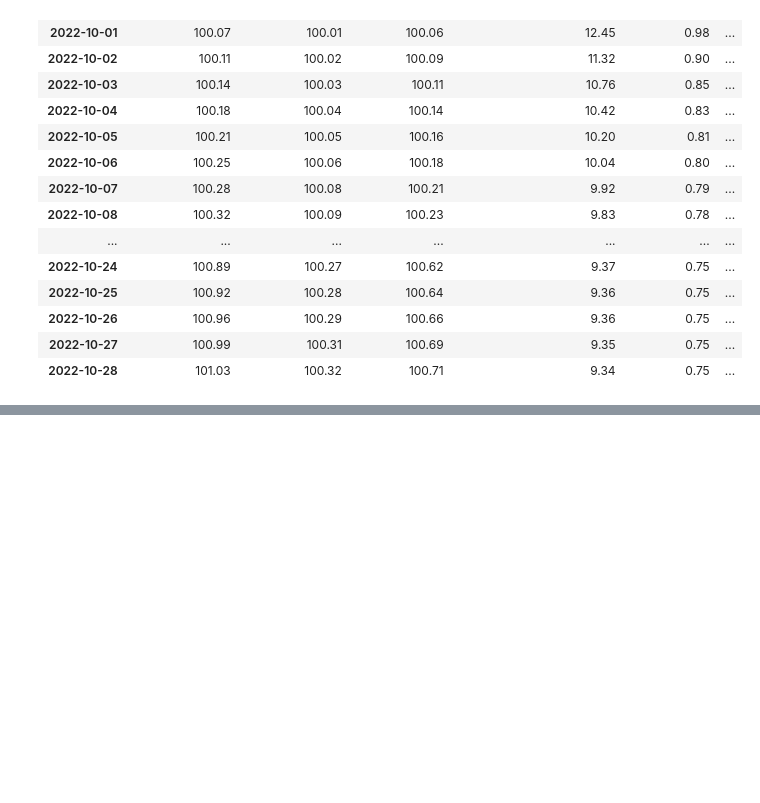
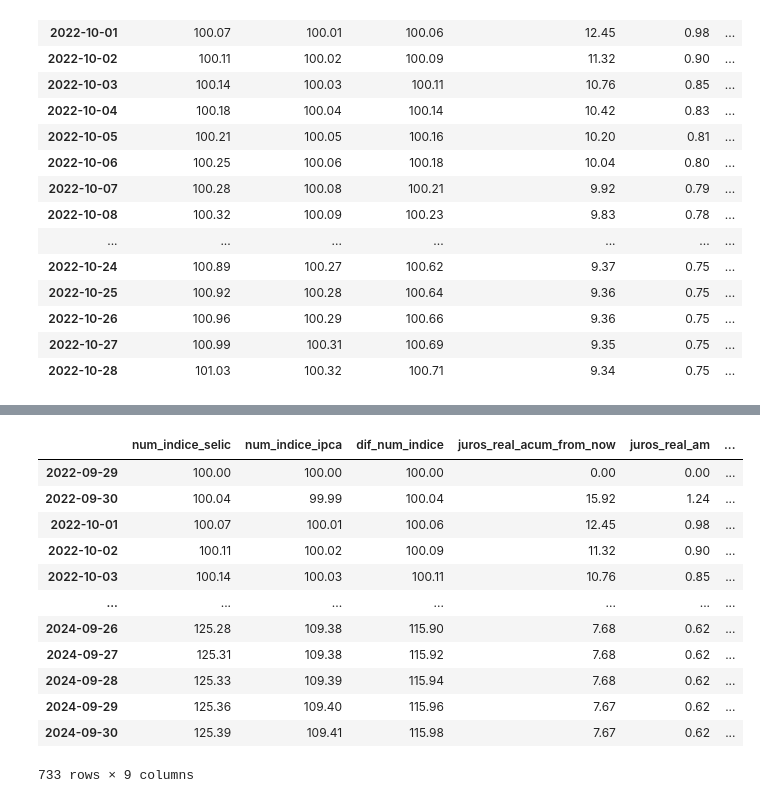
Before and after one commit to nobru01/BcB_Forcast, a Jupyter notebook: filtros.ipynb, the cells around one changed output, grey strips where cells are left out. Drawn from its saved outputs; the diff is of its cells as text; code cells hidden in the pictures; blank space fills up the shorter version.

```diff
--- a/filtros.ipynb
+++ b/filtros.ipynb
@@ -530,2 +546,24 @@ df_juros_real.head(30)
+# %%
+# Agora que tenho num_indice_pre -> realizando os cálculos análogamente ao num_indice_selic
+df_juros_real['dif_num_indice_pre']=df_juros_real.apply(lambda x: x.num_indice_pre-x.num_indice_ipca+100,axis=1)
+
+for i in range(0,len(df_juros_real)):
+    df_juros_real.loc[df_juros_real.index[i],f'juros_real_acum_from_now_pre_{taxa_pre}%']=cal_irr(df_juros_real,df_juros_real.index[i],'pre')[0]
+
+df_juros_real
+# %% [output]
+|  | num_indice_selic | num_indice_ipca | dif_num_indice | juros_real_acum_from_now | juros_real_am | ... |
+| 2022-09-29 | 100.00 | 100.00 | 100.00 | 0.00 | 0.00 | ... |
+| 2022-09-30 | 100.04 | 99.99 | 100.04 | 15.92 | 1.24 | ... |
+| 2022-10-01 | 100.07 | 100.01 | 100.06 | 12.45 | 0.98 | ... |
+| 2022-10-02 | 100.11 | 100.02 | 100.09 | 11.32 | 0.90 | ... |
+| 2022-10-03 | 100.14 | 100.03 | 100.11 | 10.76 | 0.85 | ... |
+| ... | ... | ... | ... | ... | ... | ... |
+| 2024-09-26 | 125.28 | 109.38 | 115.90 | 7.68 | 0.62 | ... |
+| 2024-09-27 | 125.31 | 109.38 | 115.92 | 7.68 | 0.62 | ... |
+| 2024-09-28 | 125.33 | 109.39 | 115.94 | 7.68 | 0.62 | ... |
+| 2024-09-29 | 125.36 | 109.40 | 115.96 | 7.67 | 0.62 | ... |
+| 2024-09-30 | 125.39 | 109.41 | 115.98 | 7.67 | 0.62 | ... |
+733 rows × 9 columns
 # %%
 # Gráfico iterativo utilizando o plotly
```
Also changed, not shown: parts of 9 cells of this notebook, 5 other files.
